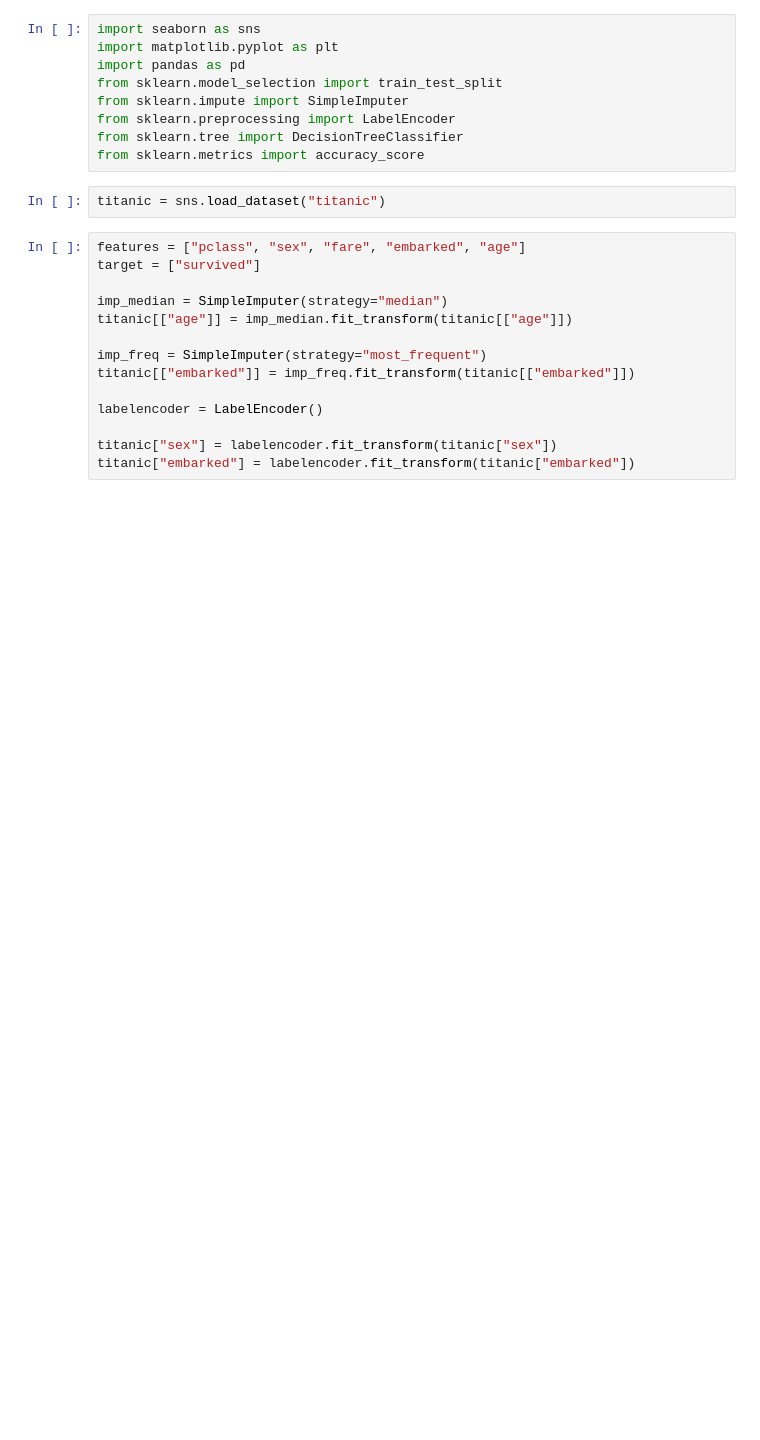
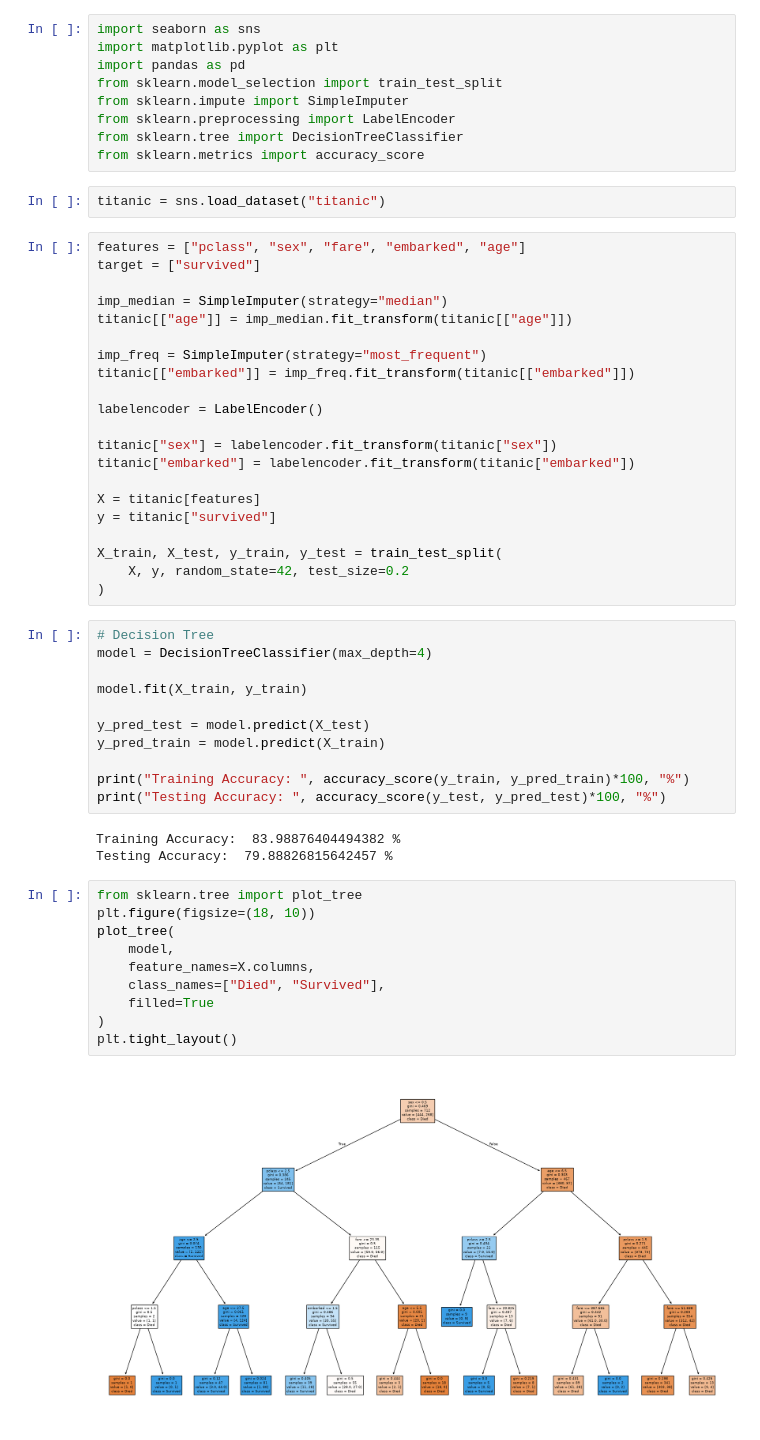
Before and after one commit to Shifa4532/data-science-notebooks, a Jupyter notebook: 09_supervisedML/random_forest.ipynb, the cells around one changed output. Cells and saved outputs as stored; diff of their text form; blank space fills up the shorter version.

```diff
--- a/09_supervisedML/random_forest.ipynb
+++ b/09_supervisedML/random_forest.ipynb
@@ -23,3 +23,36 @@ labelencoder = LabelEncoder()
 
 titanic["sex"] = labelencoder.fit_transform(titanic["sex"])
 titanic["embarked"] = labelencoder.fit_transform(titanic["embarked"])
+
+X = titanic[features]
+y = titanic["survived"]
+
+X_train, X_test, y_train, y_test = train_test_split(
+    X, y, random_state=42, test_size=0.2
+)
+# %%
+# Decision Tree
+model = DecisionTreeClassifier(max_depth=4)
+
+model.fit(X_train, y_train)
+
+y_pred_test = model.predict(X_test)
+y_pred_train = model.predict(X_train)
+
+print("Training Accuracy: ", accuracy_score(y_train, y_pred_train)*100, "%")
+print("Testing Accuracy: ", accuracy_score(y_test, y_pred_test)*100, "%")
+# %% [output]
+Training Accuracy:  83.98876404494382 %
+Testing Accuracy:  79.88826815642457 %
+# %%
+from sklearn.tree import plot_tree
+plt.figure(figsize=(18, 10))
+plot_tree(
+    model,
+    feature_names=X.columns,
+    class_names=["Died", "Survived"],
+    filled=True
+)
+plt.tight_layout()
+# %% [output]
+[figure, added]
```
Also changed, not shown: parts of 3 cells of this notebook.
